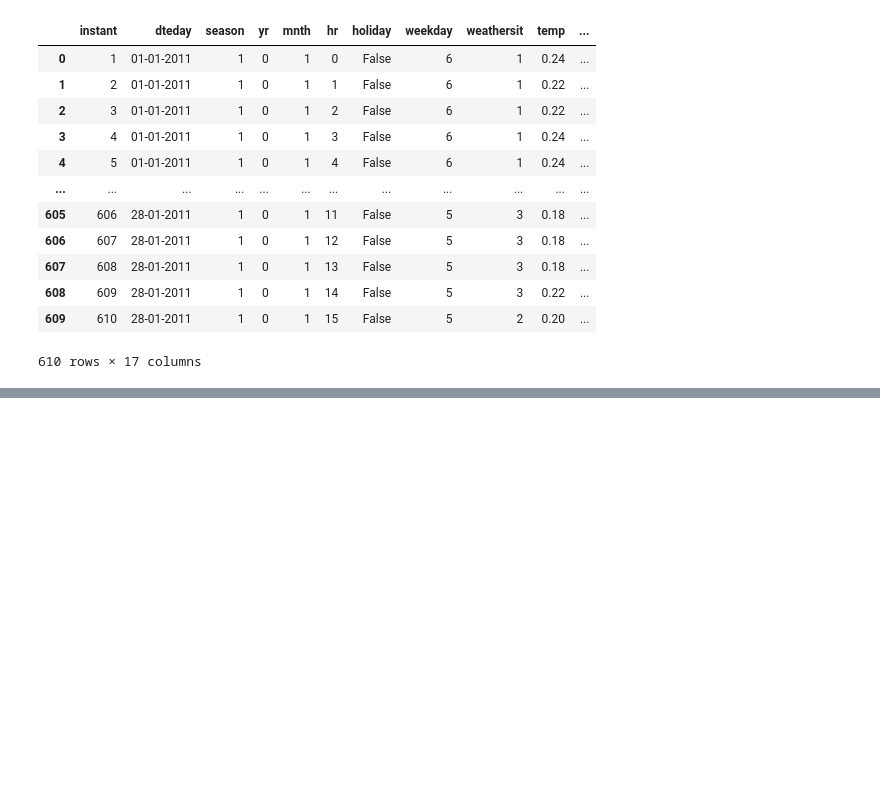
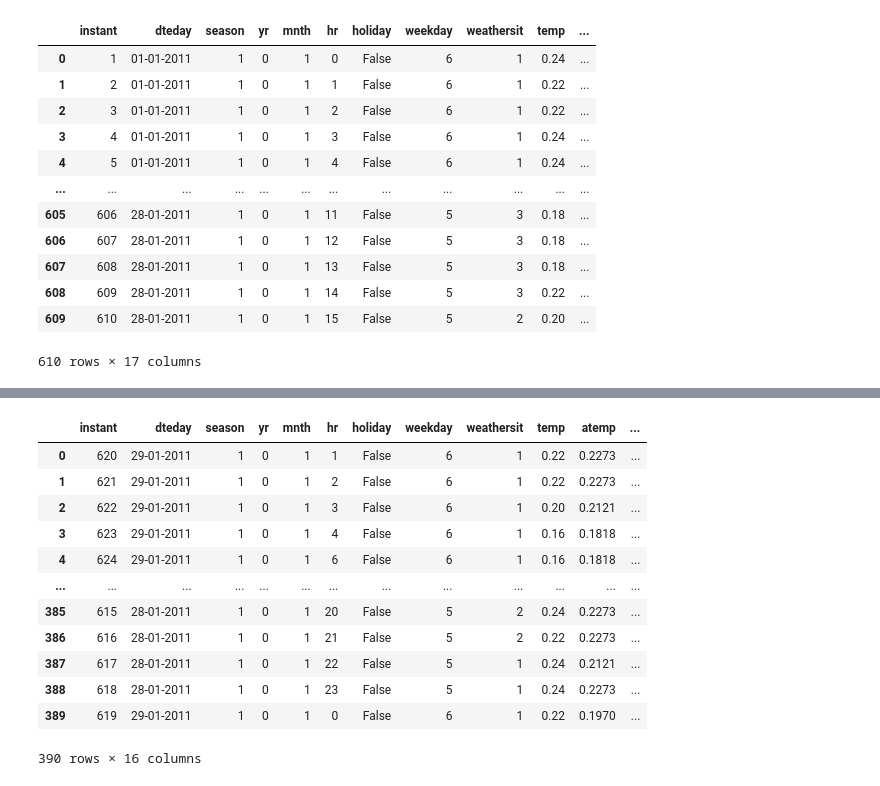
Before and after one commit to MdUmarFarooqui/Project_2, a Jupyter notebook: Project_2.ipynb, the cells around one changed output, grey strips where cells are left out. Drawn from its saved outputs; the diff is of its cells as text; code cells hidden in the pictures; blank space fills up the shorter version.

```diff
--- a/Project_2.ipynb
+++ b/Project_2.ipynb
@@ -294,0 +540,17 @@ Total_rentalcount
+# %%
+dataset_3=pd.read_csv("dataset_3 - dataset_3.csv")
+dataset_3
+# %% [output]
+|  | instant | dteday | season | yr | mnth | hr | holiday | weekday | weathersit | temp | atemp | ... |
+| 0 | 620 | 29-01-2011 | 1 | 0 | 1 | 1 | False | 6 | 1 | 0.22 | 0.2273 | ... |
+| 1 | 621 | 29-01-2011 | 1 | 0 | 1 | 2 | False | 6 | 1 | 0.22 | 0.2273 | ... |
+| 2 | 622 | 29-01-2011 | 1 | 0 | 1 | 3 | False | 6 | 1 | 0.20 | 0.2121 | ... |
+| 3 | 623 | 29-01-2011 | 1 | 0 | 1 | 4 | False | 6 | 1 | 0.16 | 0.1818 | ... |
+| 4 | 624 | 29-01-2011 | 1 | 0 | 1 | 6 | False | 6 | 1 | 0.16 | 0.1818 | ... |
+| ... | ... | ... | ... | ... | ... | ... | ... | ... | ... | ... | ... | ... |
+| 385 | 615 | 28-01-2011 | 1 | 0 | 1 | 20 | False | 5 | 2 | 0.24 | 0.2273 | ... |
+| 386 | 616 | 28-01-2011 | 1 | 0 | 1 | 21 | False | 5 | 2 | 0.22 | 0.2273 | ... |
+| 387 | 617 | 28-01-2011 | 1 | 0 | 1 | 22 | False | 5 | 1 | 0.24 | 0.2121 | ... |
+| 388 | 618 | 28-01-2011 | 1 | 0 | 1 | 23 | False | 5 | 1 | 0.24 | 0.2273 | ... |
+| 389 | 619 | 29-01-2011 | 1 | 0 | 1 | 0 | False | 6 | 1 | 0.22 | 0.1970 | ... |
+390 rows × 16 columns
```
Also changed, not shown: parts of 51 cells of this notebook.
